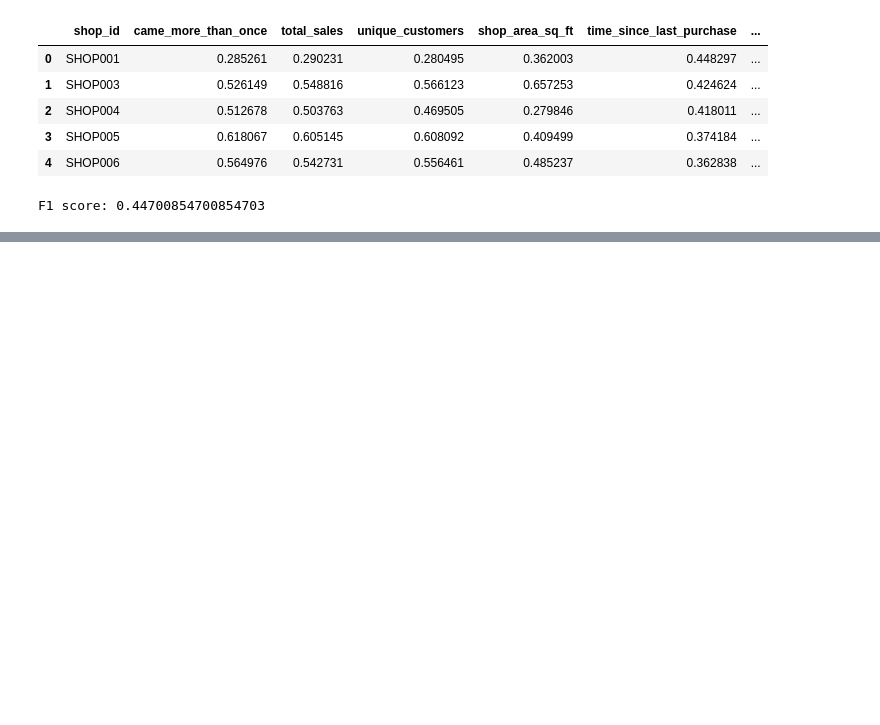
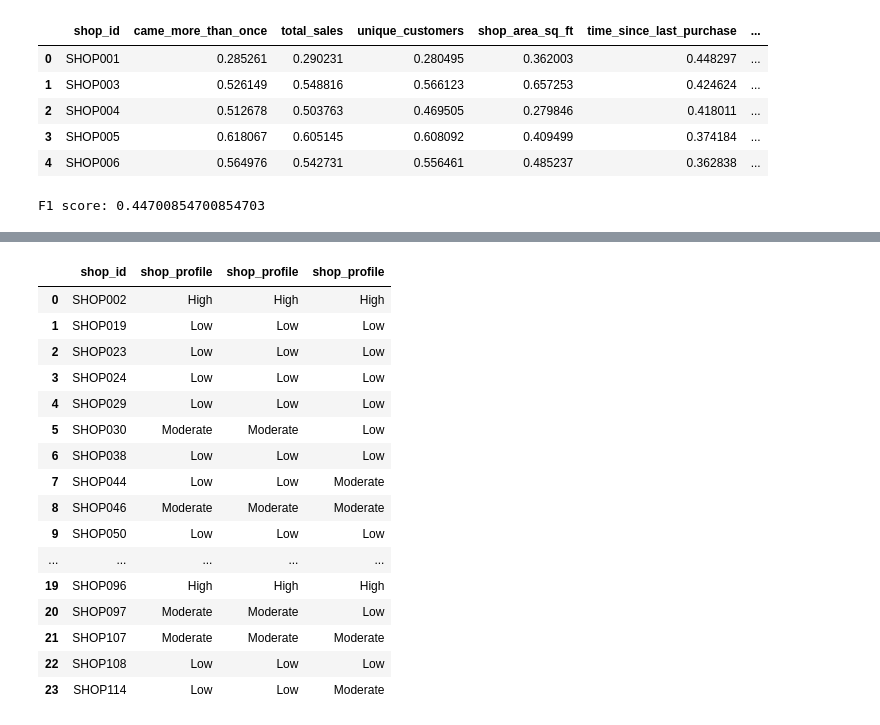
Before and after one commit to joelsathi/DataStorm-4.0-BrainLeftException, a Jupyter notebook: competition-notebook.ipynb, the cells around one changed output, grey strips where cells are left out. Drawn from its saved outputs; the diff is of its cells as text; code cells hidden in the pictures; blank space fills up the shorter version.

```diff
--- a/competition-notebook.ipynb
+++ b/competition-notebook.ipynb
@@ -661,0 +652,8 @@ F1 score: 0.44700854700854703
+# %%
+from sklearn.ensemble import RandomForestClassifier
+
+model = RandomForestClassifier()
+model.fit(train_x, train_y)
+
+y_pred = model.predict(test_x)
+y_pred
@@ -661,0 +663,12 @@ F1 score: 0.44700854700854703
+# %%
+from sklearn.linear_model import LogisticRegression
+from sklearn.metrics import f1_score
+
+LR_model = LogisticRegression()
+LR_model.fit(train_x, train_y)
+y_pred = LR_model.predict(test_x)
+
+# f1 = f1_score(y_test, y_pred, average='macro')
+
+# print('F1 score:', f1)
+y_pred
@@ -661,0 +678,4 @@ F1 score: 0.44700854700854703
+# %%
+# make y_pred a dataframe
+y_pred = pd.DataFrame(y_pred, columns=["shop_profile"])
+y_pred.head()
@@ -661,0 +689,4 @@ F1 score: 0.44700854700854703
+# %%
+# map the values back to their original values
+y_pred["shop_profile"] = y_pred["shop_profile"].map({0: "Low", 1: "Moderate", 2: "High"})
+y_pred.head()
@@ -661,0 +700,22 @@ F1 score: 0.44700854700854703
+# %%
+# merge y_pred with test_shop_ids
+test_shop_ids = pd.concat([test_shop_ids, y_pred], axis=1)
+test_shop_ids.head(24)
+# %% [output]
+|  | shop_id | shop_profile | shop_profile | shop_profile |
+| 0 | SHOP002 | High | High | High |
+| 1 | SHOP019 | Low | Low | Low |
+| 2 | SHOP023 | Low | Low | Low |
+| 3 | SHOP024 | Low | Low | Low |
+| 4 | SHOP029 | Low | Low | Low |
+| 5 | SHOP030 | Moderate | Moderate | Low |
+| 6 | SHOP038 | Low | Low | Low |
+| 7 | SHOP044 | Low | Low | Moderate |
+| 8 | SHOP046 | Moderate | Moderate | Moderate |
+| 9 | SHOP050 | Low | Low | Low |
+| ... | ... | ... | ... | ... |
+| 19 | SHOP096 | High | High | High |
+| 20 | SHOP097 | Moderate | Moderate | Low |
+| 21 | SHOP107 | Moderate | Moderate | Moderate |
+| 22 | SHOP108 | Low | Low | Low |
+| 23 | SHOP114 | Low | Low | Moderate |
```
Also changed, not shown: parts of 26 cells of this notebook, 2 other files.
